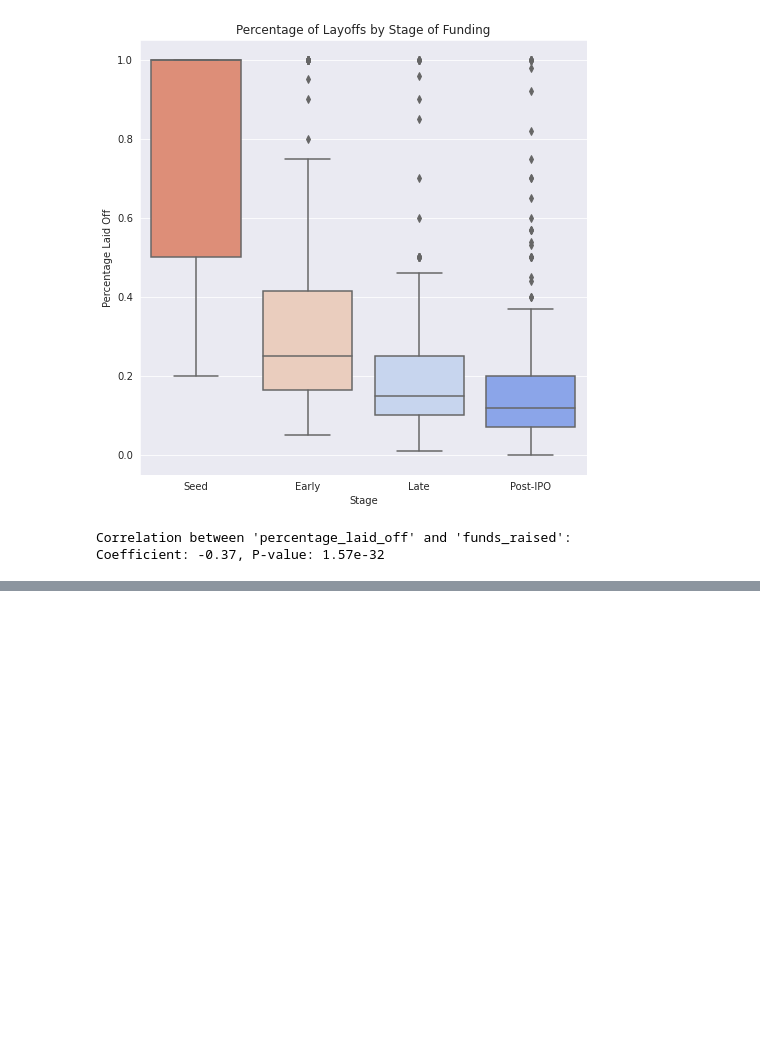
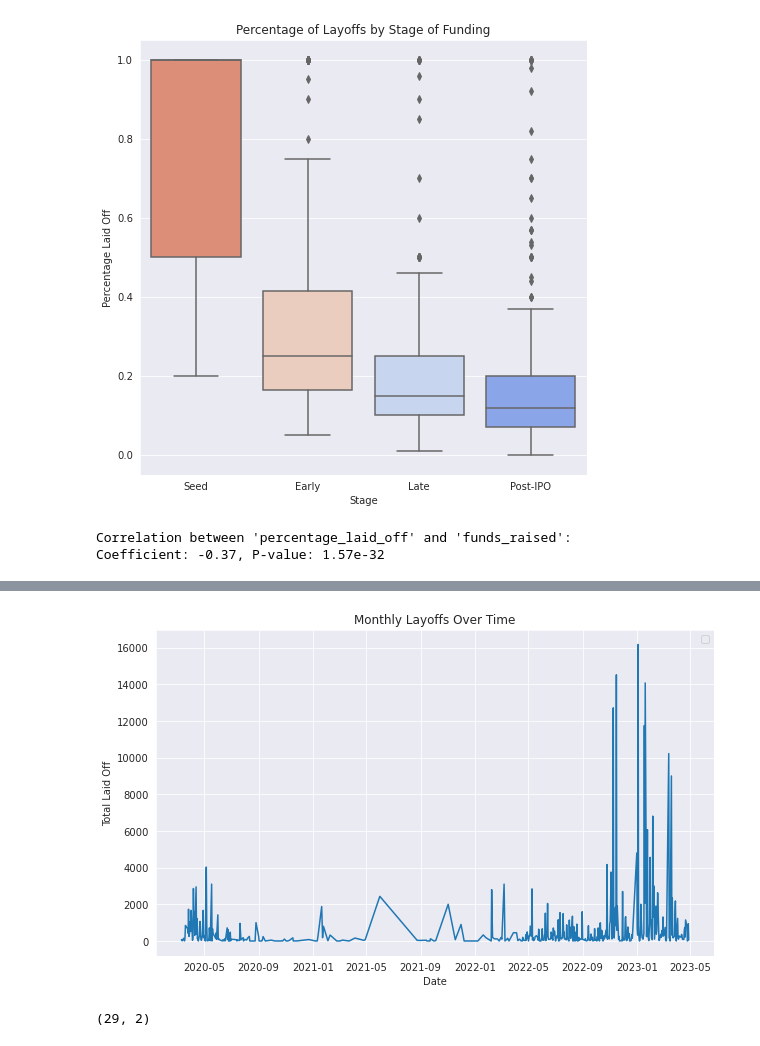
Before and after one commit to Maia97/layoffs-2022-analysis, a Jupyter notebook: layoffs-2022-analysis.ipynb, the cells around one changed output, grey strips where cells are left out. Cells and saved outputs as stored; diff of their text form; code cells hidden in the pictures; blank space fills up the shorter version.

Commit message:
Update: Time Series Visualization in Q3

```diff
--- a/layoffs-2022-analysis.ipynb
+++ b/layoffs-2022-analysis.ipynb
@@ -420,0 +491,9 @@ Coefficient: -0.37, P-value: 1.57e-32
+# %%
+# Convert the 'date' column to datetime format
+df['date'] = pd.to_datetime(df['date'])
+
+# Aggregate layoff data by date
+df_daily = df.groupby('date').sum()['total_laid_off'].reset_index()
+
+# check the date range
+min(df.date), max(df.date)
@@ -420,0 +502,14 @@ Coefficient: -0.37, P-value: 1.57e-32
+# %%
+plt.figure(figsize=(10, 6))
+sns.lineplot(data=df_daily, x='date', y='total_laid_off')
+plt.title('Monthly Layoffs Over Time')
+plt.xlabel('Date')
+plt.ylabel('Total Laid Off')
+plt.legend()
+plt.show()
+# %% [output]
+[figure, added]
+# %%
+df_daily[(df_daily['date'].dt.year == 2021)].shape # few data in 2021
+# %% [output]
+(29, 2)
```
Also changed, not shown: parts of 18 cells of this notebook.
